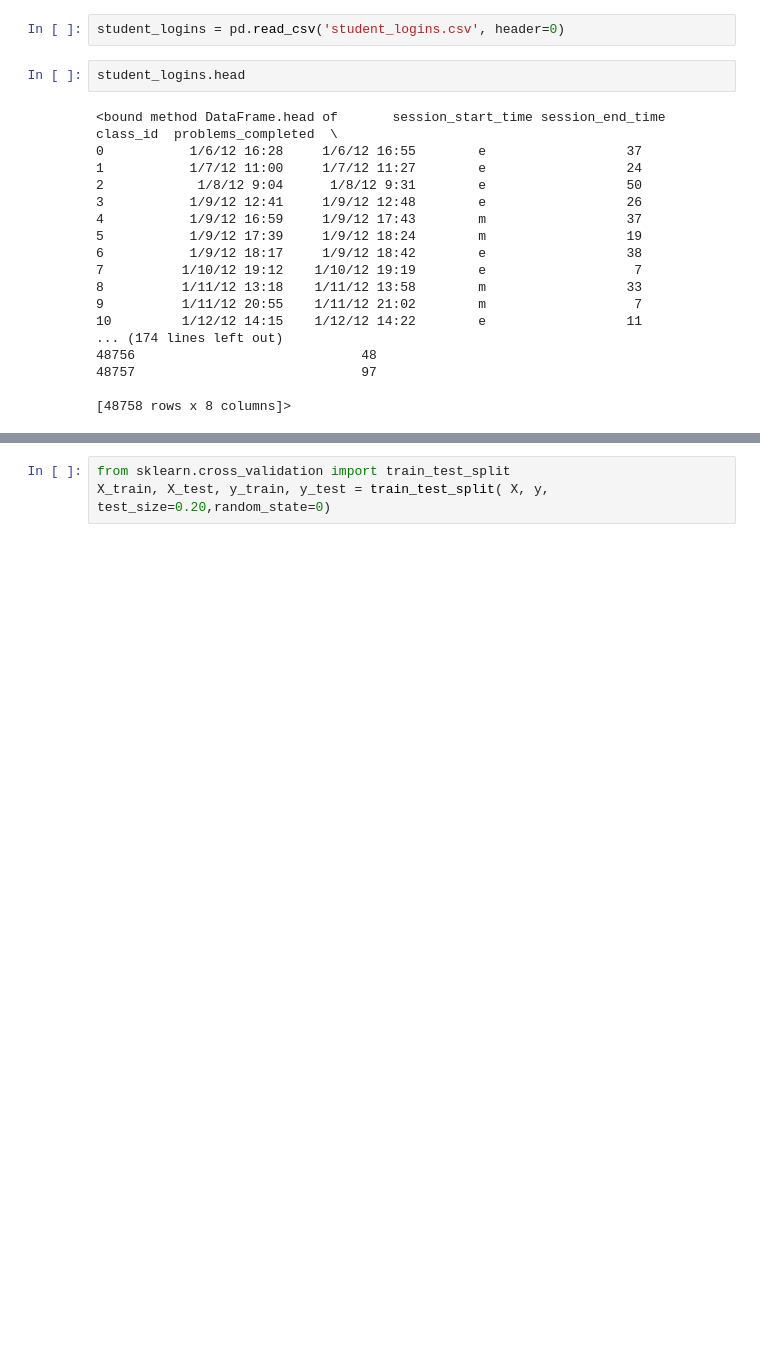
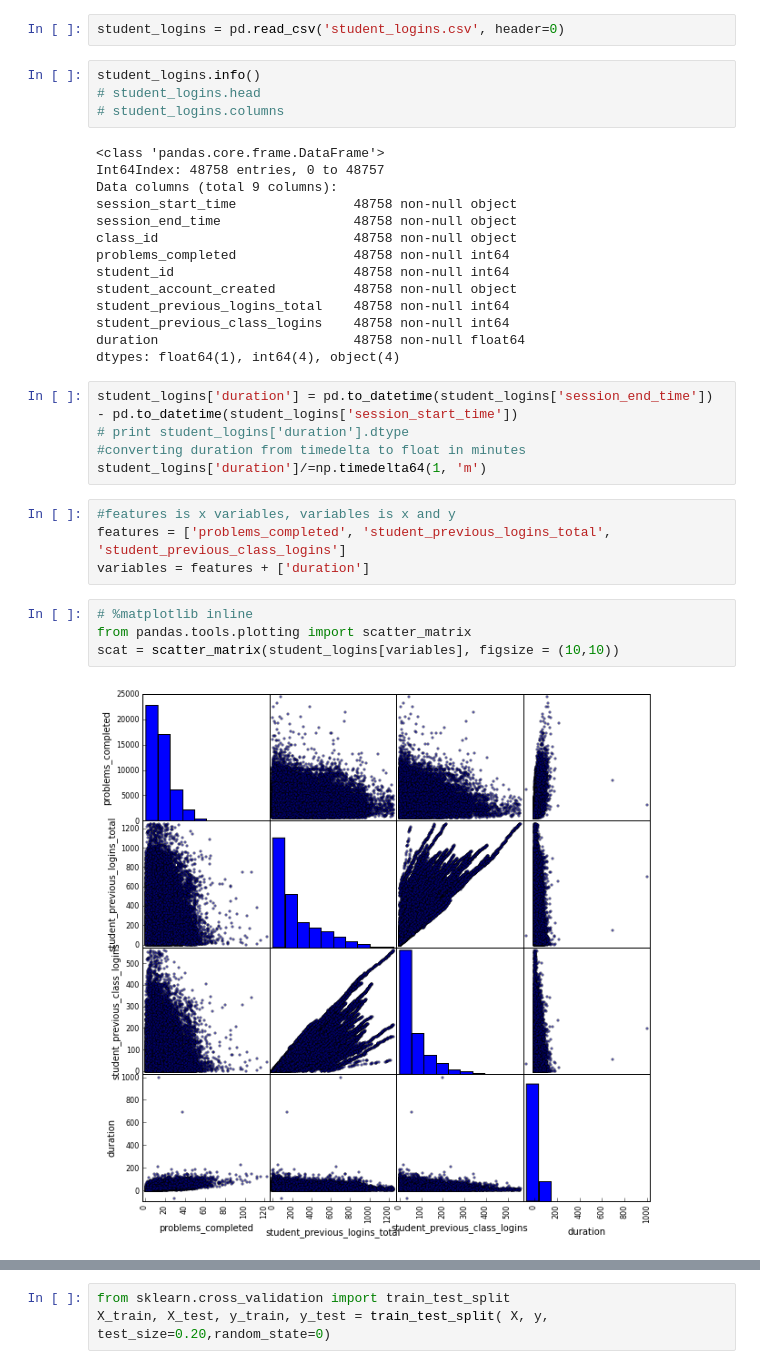
Before and after one commit to mattlichti/gen_assembly, a Jupyter notebook: Homework/HW3/Lab6.ipynb, the cells around one changed output, grey strips where cells are left out. Saved outputs shown, nothing was run; the diff lists cells and outputs as text; blank space fills up the shorter version.

```diff
--- a/Homework/HW3/Lab6.ipynb
+++ b/Homework/HW3/Lab6.ipynb
@@ -4,22 +4,35 @@ import numpy as np
 # %%
 student_logins = pd.read_csv('student_logins.csv', header=0)
 # %%
-student_logins.head
+student_logins.info()
+# student_logins.head
+# student_logins.columns
 # %% [output]
-<bound method DataFrame.head of       session_start_time session_end_time class_id  problems_completed  \
-0           1/6/12 16:28     1/6/12 16:55        e                  37
-1           1/7/12 11:00     1/7/12 11:27        e                  24
-2            1/8/12 9:04      1/8/12 9:31        e                  50
-3           1/9/12 12:41     1/9/12 12:48        e                  26
-4           1/9/12 16:59     1/9/12 17:43        m                  37
-5           1/9/12 17:39     1/9/12 18:24        m                  19
-6           1/9/12 18:17     1/9/12 18:42        e                  38
-7          1/10/12 19:12    1/10/12 19:19        e                   7
-8          1/11/12 13:18    1/11/12 13:58        m                  33
-9          1/11/12 20:55    1/11/12 21:02        m                   7
-10         1/12/12 14:15    1/12/12 14:22        e                  11
-... (174 lines left out)
-48756                             48
-48757                             97
-
-[48758 rows x 8 columns]>
+<class 'pandas.core.frame.DataFrame'>
+Int64Index: 48758 entries, 0 to 48757
+Data columns (total 9 columns):
+session_start_time               48758 non-null object
+session_end_time                 48758 non-null object
+class_id                         48758 non-null object
+problems_completed               48758 non-null int64
+student_id                       48758 non-null int64
+student_account_created          48758 non-null object
+student_previous_logins_total    48758 non-null int64
+student_previous_class_logins    48758 non-null int64
+duration                         48758 non-null float64
+dtypes: float64(1), int64(4), object(4)
+# %%
+student_logins['duration'] = pd.to_datetime(student_logins['session_end_time']) - pd.to_datetime(student_logins['session_start_time'])
+# print student_logins['duration'].dtype
+#converting duration from timedelta to float in minutes
+student_logins['duration']/=np.timedelta64(1, 'm')
+# %%
+#features is x variables, variables is x and y
+features = ['problems_completed', 'student_previous_logins_total', 'student_previous_class_logins']
+variables = features + ['duration']
+# %%
+# %matplotlib inline
+from pandas.tools.plotting import scatter_matrix
+scat = scatter_matrix(student_logins[variables], figsize = (10,10))
+# %% [output]
+[figure, added]
```
Also changed, not shown: parts of 27 cells of this notebook.
